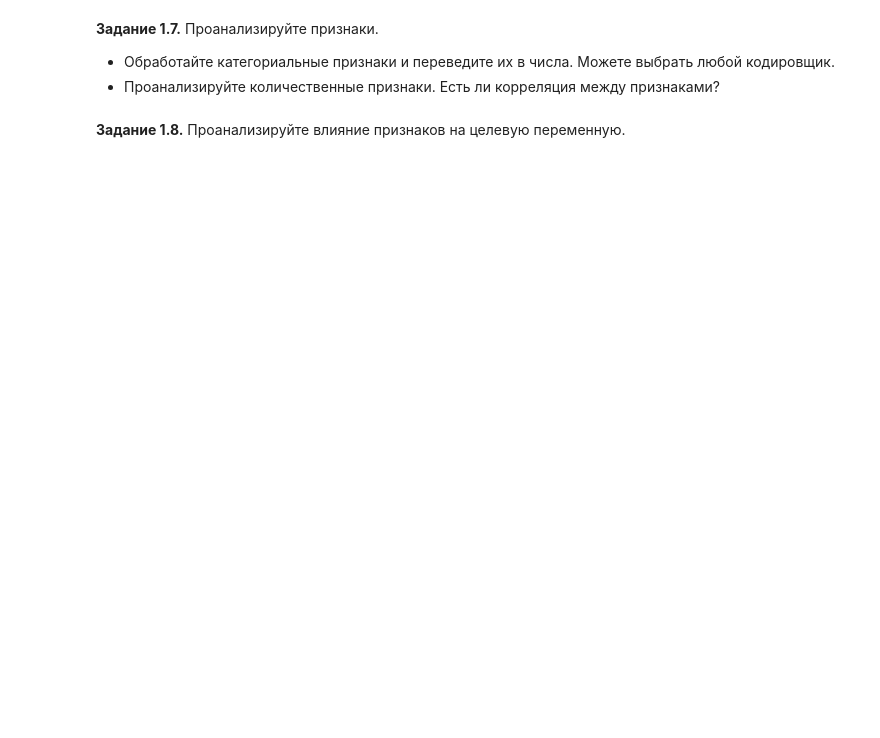
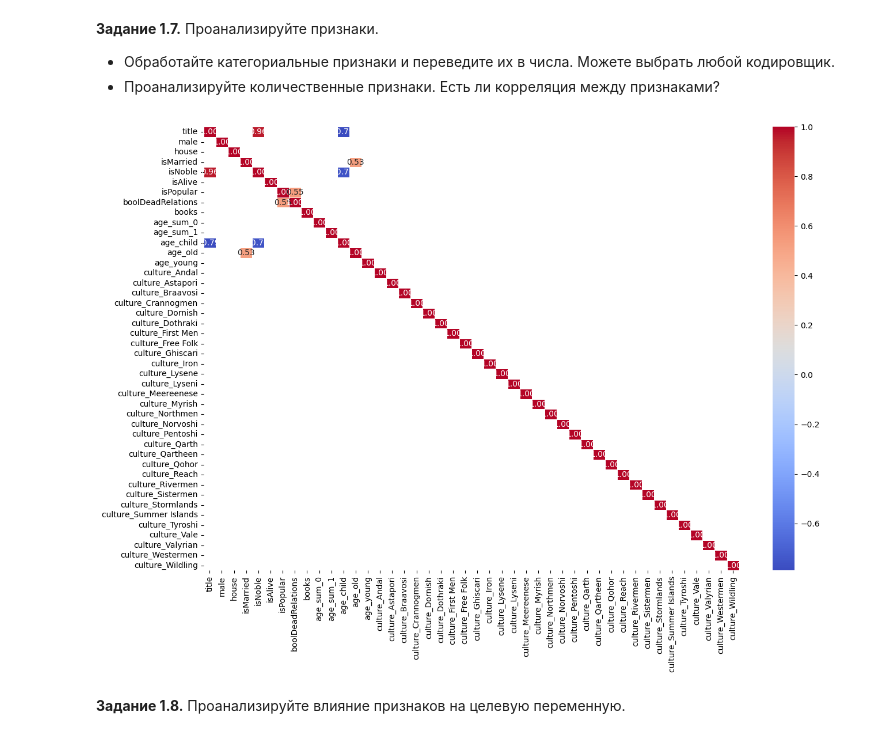
Before and after one commit to qwart6/DLS_by_MIPT, a Jupyter notebook: week_01_ml_intro/Homework/hw_1_game_of_thrones.ipynb, the cells around one changed output. Cells and saved outputs as stored; diff of their text form; code cells hidden in the pictures; blank space fills up the shorter version.

```diff
--- a/week_01_ml_intro/Homework/hw_1_game_of_thrones.ipynb
+++ b/week_01_ml_intro/Homework/hw_1_game_of_thrones.ipynb
@@ -480,2 +390,46 @@ encoder.fit(data.age_sum) # учим на train
+# %%
+# OneHotEncoder for age
+encoder.fit(data[['age']])
+
+encoder_train = encoder.transform(data[['age']])
+encoder_test = encoder.transform(data_test[['age']])
+
+ohe_df_train = pd.DataFrame(encoder_train, columns=encoder.get_feature_names_out(['age']), index=data.index)
+ohe_df_test = pd.DataFrame(encoder_test, columns=encoder.get_feature_names_out(['age']), index=data_test.index)
+
+data = pd.concat([data, ohe_df_train], axis=1)
+data_test = pd.concat([data_test, ohe_df_test], axis=1)
+
+data.drop(columns=['age', 'age_adult'], inplace=True)
+data_test.drop(columns=['age', 'age_adult'], inplace=True)
+# %%
+# OneHotEncoder for culture
+encoder.fit(data[['culture']])
+
+encoder_train = encoder.transform(data[['culture']])
+encoder_test = encoder.transform(data_test[['culture']])
+
+ohe_df_train = pd.DataFrame(encoder_train, columns=encoder.get_feature_names_out(['culture']), index=data.index)
+ohe_df_test = pd.DataFrame(encoder_test, columns=encoder.get_feature_names_out(['culture']), index=data_test.index)
+
+data = pd.concat([data, ohe_df_train], axis=1)
+data_test = pd.concat([data_test, ohe_df_test], axis=1)
+
+data.drop(columns=['culture', 'culture_other'], inplace=True)
+data_test.drop(columns=['culture', 'culture_other'], inplace=True)
+# %%
+data = data.astype(int)
+data_test = data_test.astype(int)
+# %%
+corr_matrix = data.corr()
+
+mask = abs(corr_matrix) < 0.5
+
+plt.figure(figsize=(15,10))
+sns.heatmap(corr_matrix, annot=True, cmap='coolwarm', fmt=".2f", linewidths=0.5, mask=mask)
+
+plt.show()
+# %% [output]
+[figure, added]
 # %% [markdown]
 **Задание 1.8.** Проанализируйте влияние признаков на целевую переменную.
```
Also changed, not shown: parts of 31 cells of this notebook.
